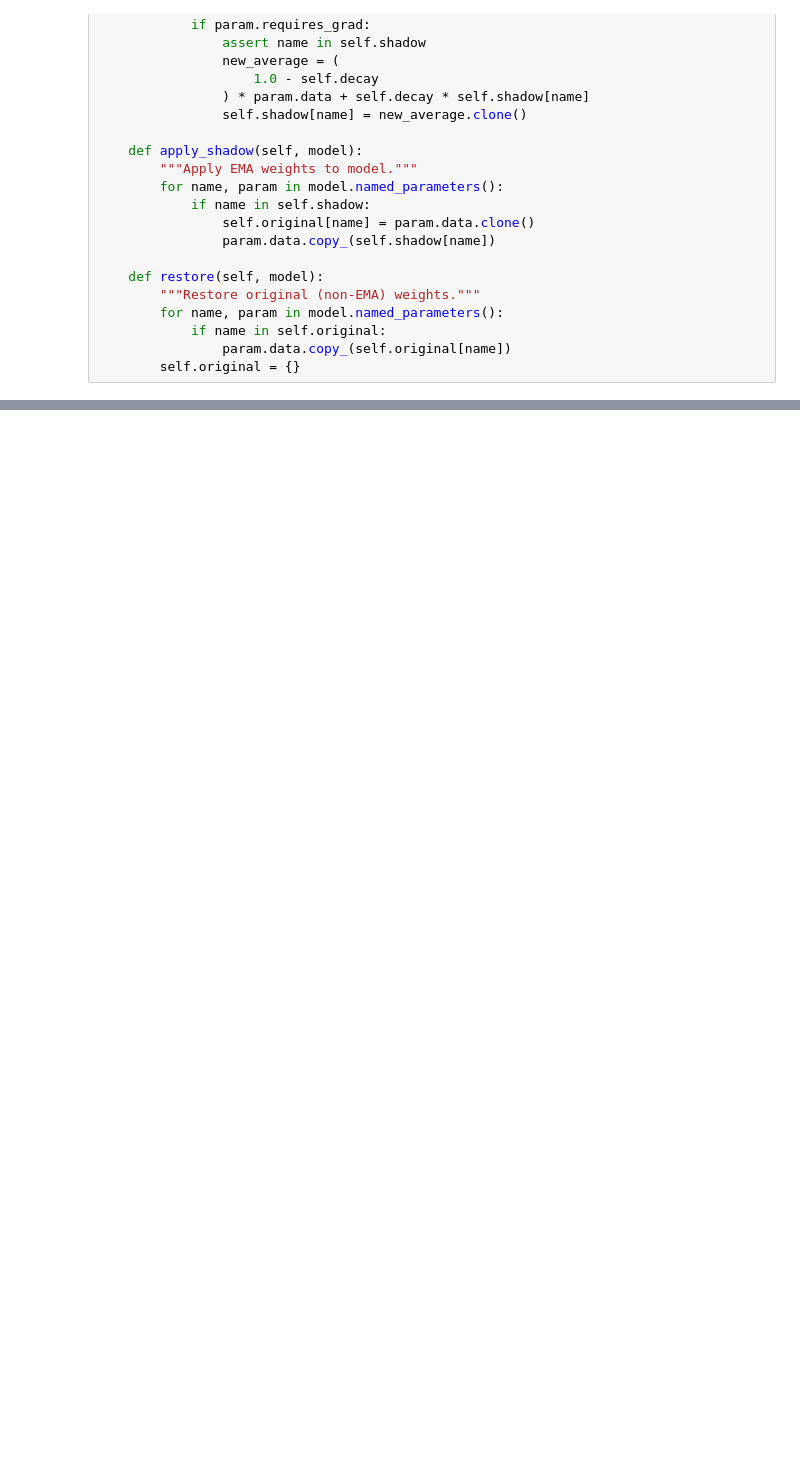
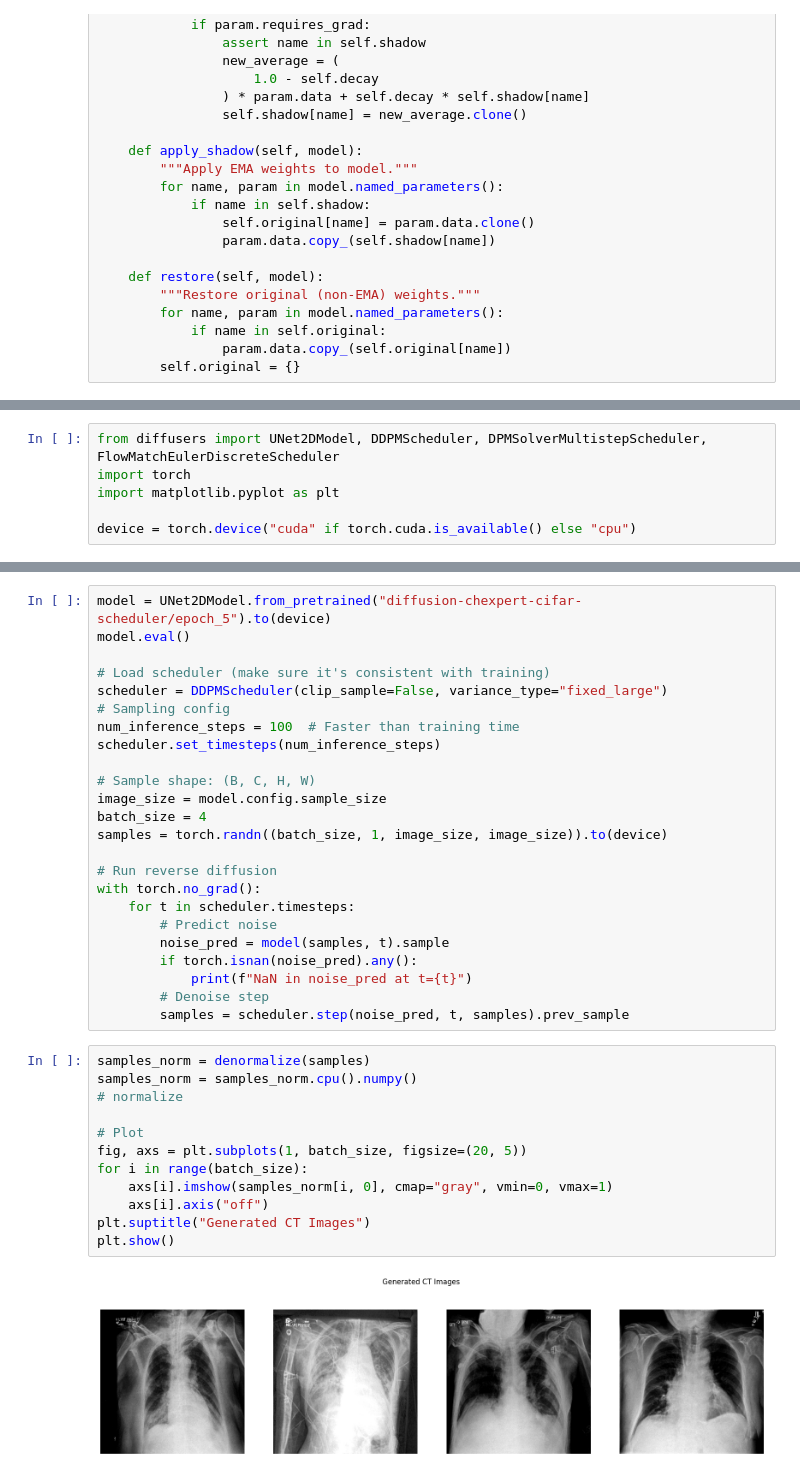
Before and after one commit to jovako/FFF_fiberlearning, a Jupyter notebook: notebooks/CheXpert/CheXpert_generator.ipynb, the cells around one changed output, grey strips where cells are left out. Drawn from its saved outputs; the diff is of its cells as text; blank space fills up the shorter version.

Commit message:
updated chexpert

```diff
--- a/notebooks/CheXpert/CheXpert_generator.ipynb
+++ b/notebooks/CheXpert/CheXpert_generator.ipynb
@@ -157,0 +294,6 @@ OutOfMemoryError: CUDA out of memory. Tried to allocate 1.12 GiB. GPU 0 has a to
+# %%
+from diffusers import UNet2DModel, DDPMScheduler, DPMSolverMultistepScheduler, FlowMatchEulerDiscreteScheduler
+import torch
+import matplotlib.pyplot as plt
+
+device = torch.device("cuda" if torch.cuda.is_available() else "cpu")
@@ -157,0 +317,38 @@ OutOfMemoryError: CUDA out of memory. Tried to allocate 1.12 GiB. GPU 0 has a to
+# %%
+model = UNet2DModel.from_pretrained("diffusion-chexpert-cifar-scheduler/epoch_5").to(device)
+model.eval()
+
+# Load scheduler (make sure it's consistent with training)
+scheduler = DDPMScheduler(clip_sample=False, variance_type="fixed_large")
+# Sampling config
+num_inference_steps = 100  # Faster than training time
+scheduler.set_timesteps(num_inference_steps)
+
+# Sample shape: (B, C, H, W)
+image_size = model.config.sample_size
+batch_size = 4
+samples = torch.randn((batch_size, 1, image_size, image_size)).to(device)
+
+# Run reverse diffusion
+with torch.no_grad():
+    for t in scheduler.timesteps:
+        # Predict noise
+        noise_pred = model(samples, t).sample
+        if torch.isnan(noise_pred).any():
+            print(f"NaN in noise_pred at t={t}")
+        # Denoise step
+        samples = scheduler.step(noise_pred, t, samples).prev_sample
+# %%
+samples_norm = denormalize(samples)
+samples_norm = samples_norm.cpu().numpy()
+# normalize
+
+# Plot
+fig, axs = plt.subplots(1, batch_size, figsize=(20, 5))
+for i in range(batch_size):
+    axs[i].imshow(samples_norm[i, 0], cmap="gray", vmin=0, vmax=1)
+    axs[i].axis("off")
+plt.suptitle("Generated CT Images")
+plt.show()
+# %% [output]
+[figure, added]
```
Also changed, not shown: parts of 9 cells of this notebook, 5 other files.
